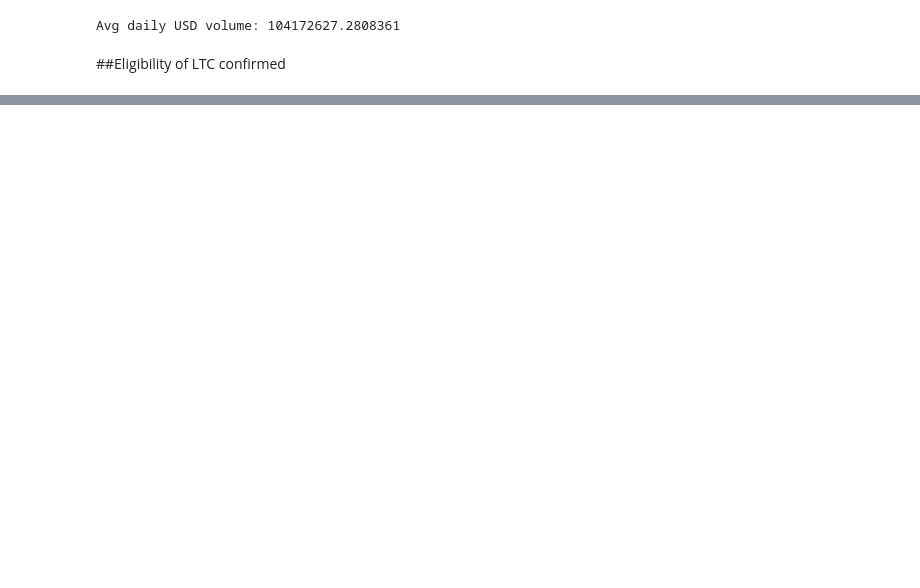
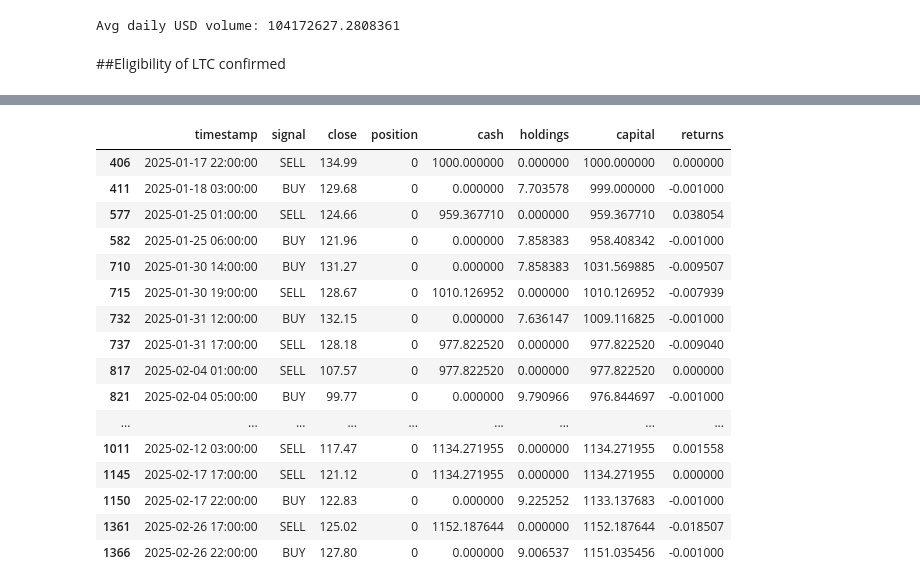
Before and after one commit to avisharma-code/pairwise-alpha-starter-kit, a Jupyter notebook: valuecheck.ipynb, the cells around one changed output, grey strips where cells are left out. Cells and saved outputs as stored; diff of their text form; code cells hidden in the pictures; blank space fills up the shorter version.

```diff
--- a/valuecheck.ipynb
+++ b/valuecheck.ipynb
@@ -42,0 +43,20 @@ print(metrics)
+# %%
+results_df[results_df["signal"] != "HOLD"].head(20)
+# %% [output]
+|  | timestamp | signal | close | position | cash | holdings | capital | returns |
+| 406 | 2025-01-17 22:00:00 | SELL | 134.99 | 0 | 1000.000000 | 0.000000 | 1000.000000 | 0.000000 |
+| 411 | 2025-01-18 03:00:00 | BUY | 129.68 | 0 | 0.000000 | 7.703578 | 999.000000 | -0.001000 |
+| 577 | 2025-01-25 01:00:00 | SELL | 124.66 | 0 | 959.367710 | 0.000000 | 959.367710 | 0.038054 |
+| 582 | 2025-01-25 06:00:00 | BUY | 121.96 | 0 | 0.000000 | 7.858383 | 958.408342 | -0.001000 |
+| 710 | 2025-01-30 14:00:00 | BUY | 131.27 | 0 | 0.000000 | 7.858383 | 1031.569885 | -0.009507 |
+| 715 | 2025-01-30 19:00:00 | SELL | 128.67 | 0 | 1010.126952 | 0.000000 | 1010.126952 | -0.007939 |
+| 732 | 2025-01-31 12:00:00 | BUY | 132.15 | 0 | 0.000000 | 7.636147 | 1009.116825 | -0.001000 |
+| 737 | 2025-01-31 17:00:00 | SELL | 128.18 | 0 | 977.822520 | 0.000000 | 977.822520 | -0.009040 |
+| 817 | 2025-02-04 01:00:00 | SELL | 107.57 | 0 | 977.822520 | 0.000000 | 977.822520 | 0.000000 |
+| 821 | 2025-02-04 05:00:00 | BUY | 99.77 | 0 | 0.000000 | 9.790966 | 976.844697 | -0.001000 |
+| ... | ... | ... | ... | ... | ... | ... | ... | ... |
+| 1011 | 2025-02-12 03:00:00 | SELL | 117.47 | 0 | 1134.271955 | 0.000000 | 1134.271955 | 0.001558 |
+| 1145 | 2025-02-17 17:00:00 | SELL | 121.12 | 0 | 1134.271955 | 0.000000 | 1134.271955 | 0.000000 |
+| 1150 | 2025-02-17 22:00:00 | BUY | 122.83 | 0 | 0.000000 | 9.225252 | 1133.137683 | -0.001000 |
+| 1361 | 2025-02-26 17:00:00 | SELL | 125.02 | 0 | 1152.187644 | 0.000000 | 1152.187644 | -0.018507 |
+| 1366 | 2025-02-26 22:00:00 | BUY | 127.80 | 0 | 0.000000 | 9.006537 | 1151.035456 | -0.001000 |
```
Also changed, not shown: parts of 3 cells of this notebook, 7 other files.
